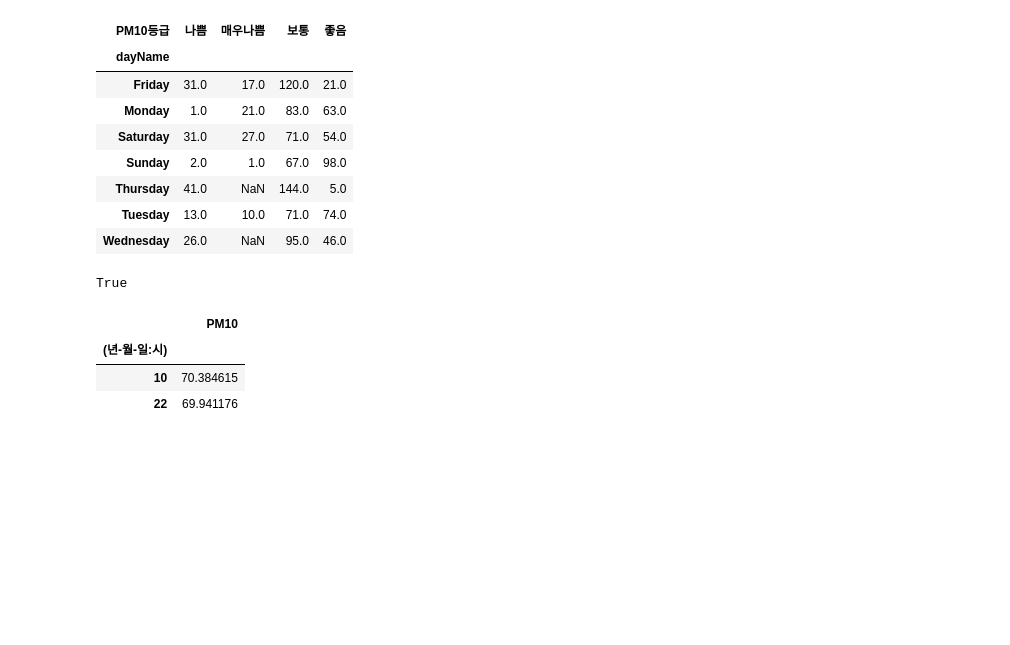
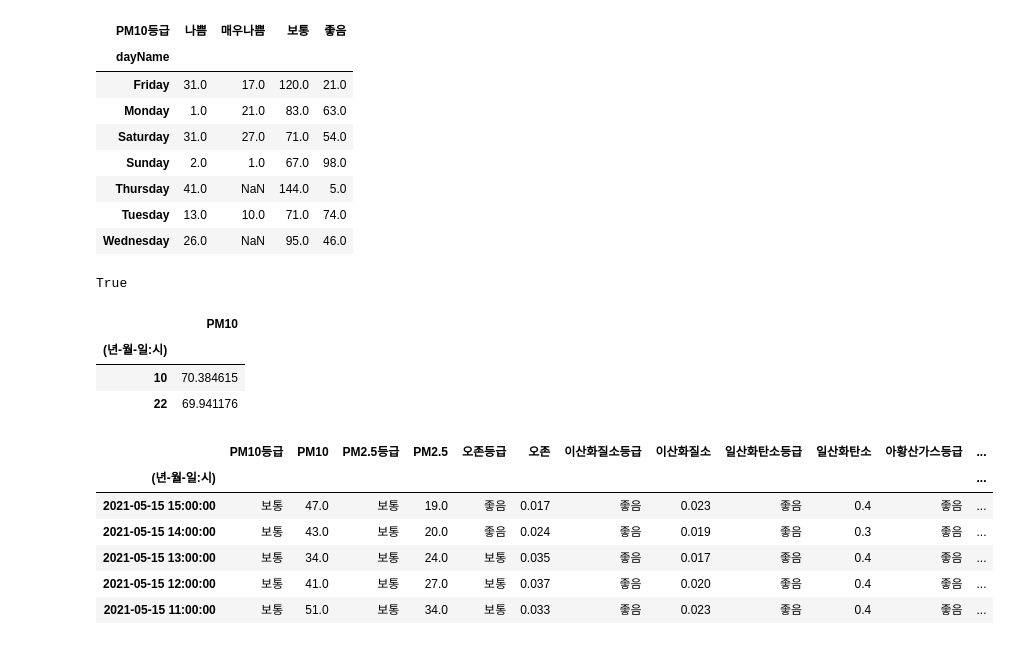
Before and after one commit to yongsukjang-github/pandas100P, a Jupyter notebook: pandas_100P.ipynb, the cells around one changed output. Drawn from its saved outputs; the diff is of its cells as text; code cells hidden in the pictures; blank space fills up the shorter version.

```diff
--- a/pandas_100P.ipynb
+++ b/pandas_100P.ipynb
@@ -1066,0 +1070,10 @@ df.groupby(df['(년-월-일:시)'].dt.hour).agg('mean').iloc[[10,22],[0]]
+# %%
+df.head()
+# %% [output]
+|  | PM10등급 | PM10 | PM2.5등급 | PM2.5 | 오존등급 | 오존 | 이산화질소등급 | 이산화질소 | 일산화탄소등급 | 일산화탄소 | 아황산가스등급 | ... |
+| (년-월-일:시) |  |  |  |  |  |  |  |  |  |  |  | ... |
+| 2021-05-15 15:00:00 | 보통 | 47.0 | 보통 | 19.0 | 좋음 | 0.017 | 좋음 | 0.023 | 좋음 | 0.4 | 좋음 | ... |
+| 2021-05-15 14:00:00 | 보통 | 43.0 | 보통 | 20.0 | 좋음 | 0.024 | 좋음 | 0.019 | 좋음 | 0.3 | 좋음 | ... |
+| 2021-05-15 13:00:00 | 보통 | 34.0 | 보통 | 24.0 | 보통 | 0.035 | 좋음 | 0.017 | 좋음 | 0.4 | 좋음 | ... |
+| 2021-05-15 12:00:00 | 보통 | 41.0 | 보통 | 27.0 | 보통 | 0.037 | 좋음 | 0.020 | 좋음 | 0.4 | 좋음 | ... |
+| 2021-05-15 11:00:00 | 보통 | 51.0 | 보통 | 34.0 | 보통 | 0.033 | 좋음 | 0.023 | 좋음 | 0.4 | 좋음 | ... |
```
Also changed, not shown: parts of 25 cells of this notebook.
